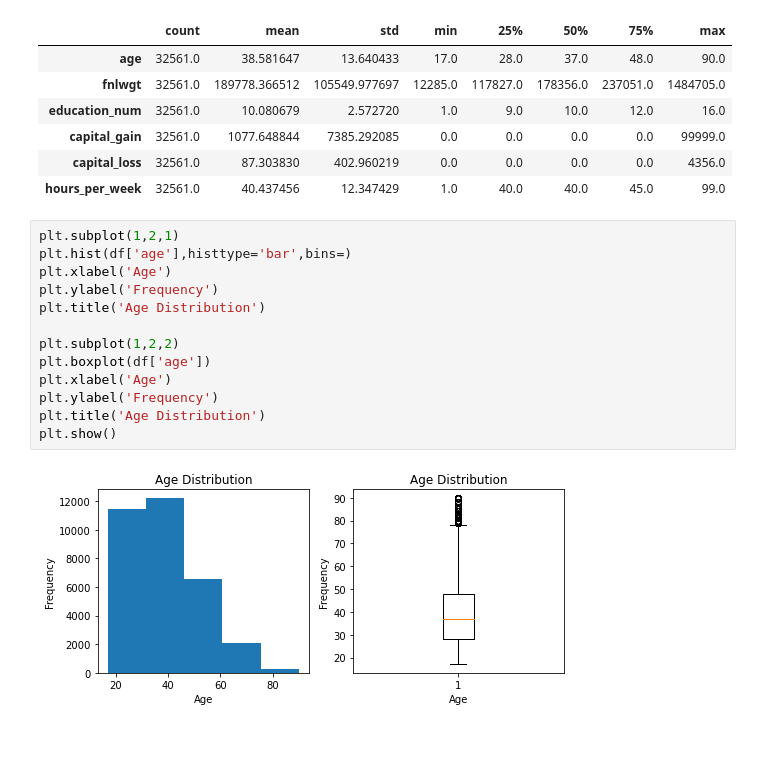
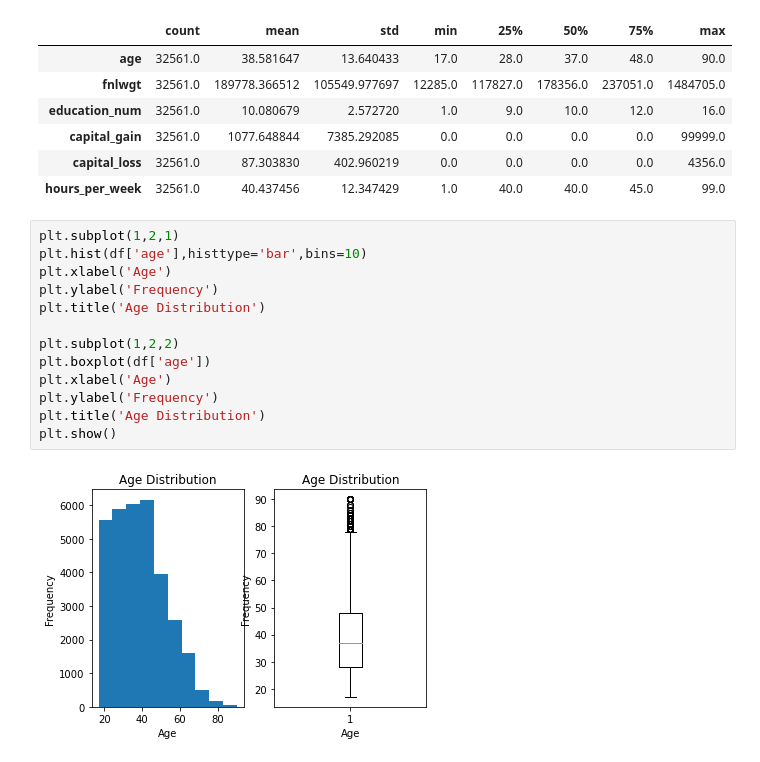
Before and after one commit to wiznikvibe/mlpractical, a Jupyter notebook: classification_models.ipynb, the cells around one changed output. Drawn from its saved outputs; the diff is of its cells as text.

```diff
--- a/classification_models.ipynb
+++ b/classification_models.ipynb
@@ -136,19 +141,19 @@ df.describe().T
 | hours_per_week | 32561.0 | 40.437456 | 12.347429 | 1.0 | 40.0 | 40.0 | 45.0 | 99.0 |
 # %%
 plt.subplot(1,2,1)
-plt.hist(df['age'],histtype='bar',bins=)
+plt.hist(df['age'],histtype='bar',bins=10)
 plt.xlabel('Age')
 plt.ylabel('Frequency')
 plt.title('Age Distribution')
 
 plt.subplot(1,2,2)
 plt.boxplot(df['age'])
 plt.xlabel('Age')
 plt.ylabel('Frequency')
 plt.title('Age Distribution')
 plt.show()
 # %% [output]
-[figure, old version]
+[figure, new version]
 # %%
 plt.subplot(1,2,1)
 plt.hist(df['fnlwgt'],histtype='bar',bins=20)
```
Also changed, not shown: parts of 9 cells of this notebook.
